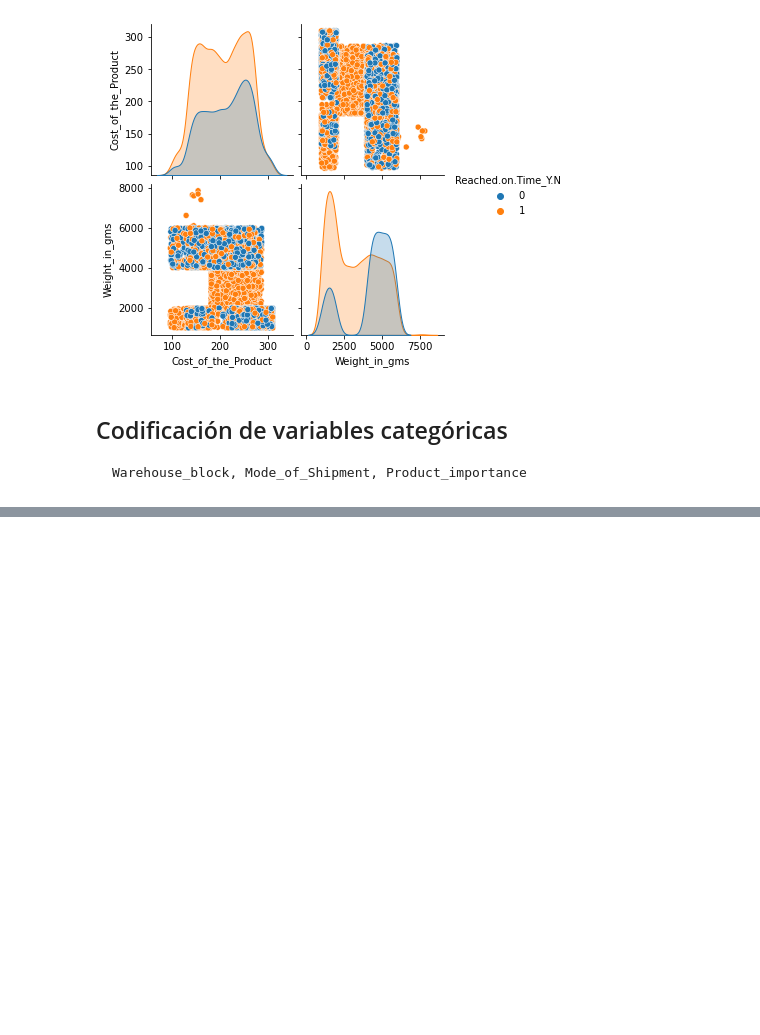
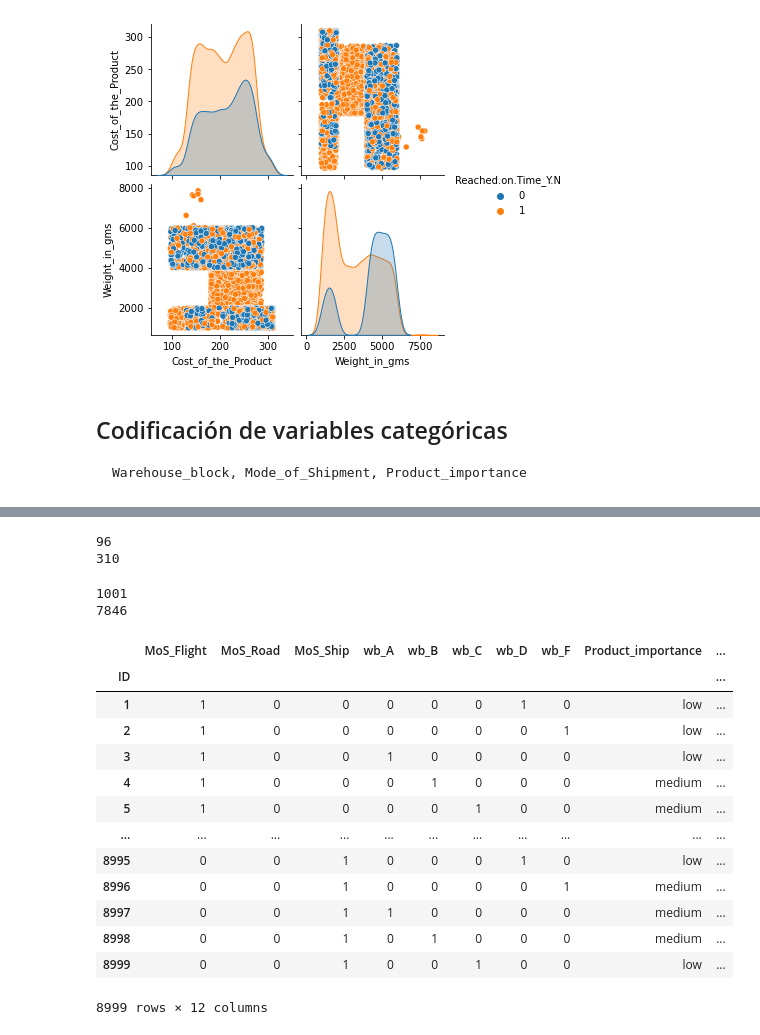
Before and after one commit to VladT-Tempest/Datathon, a Jupyter notebook: Preprocesamiento.ipynb, the cells around one changed output, grey strips where cells are left out. Cells and saved outputs as stored; diff of their text form; code cells hidden in the pictures; blank space fills up the shorter version.

```diff
--- a/Preprocesamiento.ipynb
+++ b/Preprocesamiento.ipynb
@@ -93,0 +177,41 @@ plt.show()
+# %%
+# Rango "Cost_of_the_Product"
+print(min(df2["Cost_of_the_Product"]))
+print(max(df2["Cost_of_the_Product"]))
+# %% [output]
+96
+310
+# %%
+# Rango "Weight_in_gms"
+print(min(df2["Weight_in_gms"]))
+print(max(df2["Weight_in_gms"]))
+# %% [output]
+1001
+7846
+# %%
+# Binning
+
+def discretice(df, varname, newvarmane):
+    bins = np.linspace(min(df[varname]),max(df[varname]),4)
+    group_names = ["low","medium","high"]
+    df[newvarmane] = pd.cut(df[varname], bins, labels=group_names,include_lowest=True)
+    df=df.drop(varname, axis=1)
+    return df
+# %%
+df3 = discretice(df2, "Cost_of_the_Product", "CoP")
+df3
+# %% [output]
+|  | MoS_Flight | MoS_Road | MoS_Ship | wb_A | wb_B | wb_C | wb_D | wb_F | Product_importance | ... |
+| ID |  |  |  |  |  |  |  |  |  | ... |
+| 1 | 1 | 0 | 0 | 0 | 0 | 0 | 1 | 0 | low | ... |
+| 2 | 1 | 0 | 0 | 0 | 0 | 0 | 0 | 1 | low | ... |
+| 3 | 1 | 0 | 0 | 1 | 0 | 0 | 0 | 0 | low | ... |
+| 4 | 1 | 0 | 0 | 0 | 1 | 0 | 0 | 0 | medium | ... |
+| 5 | 1 | 0 | 0 | 0 | 0 | 1 | 0 | 0 | medium | ... |
+| ... | ... | ... | ... | ... | ... | ... | ... | ... | ... | ... |
+| 8995 | 0 | 0 | 1 | 0 | 0 | 0 | 1 | 0 | low | ... |
+| 8996 | 0 | 0 | 1 | 0 | 0 | 0 | 0 | 1 | medium | ... |
+| 8997 | 0 | 0 | 1 | 1 | 0 | 0 | 0 | 0 | medium | ... |
+| 8998 | 0 | 0 | 1 | 0 | 1 | 0 | 0 | 0 | medium | ... |
+| 8999 | 0 | 0 | 1 | 0 | 0 | 1 | 0 | 0 | low | ... |
+8999 rows × 12 columns
```
Also changed, not shown: parts of 13 cells of this notebook.
